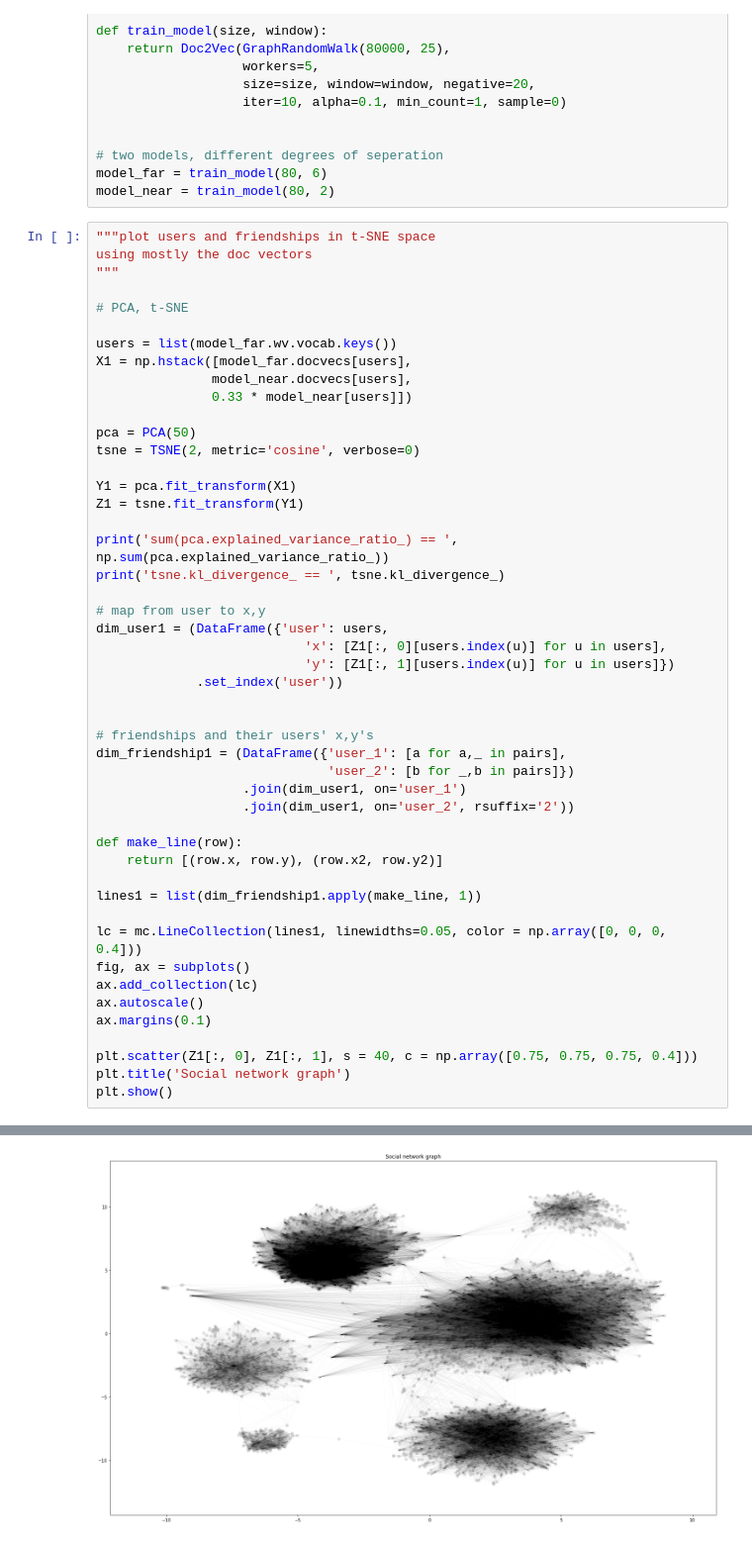
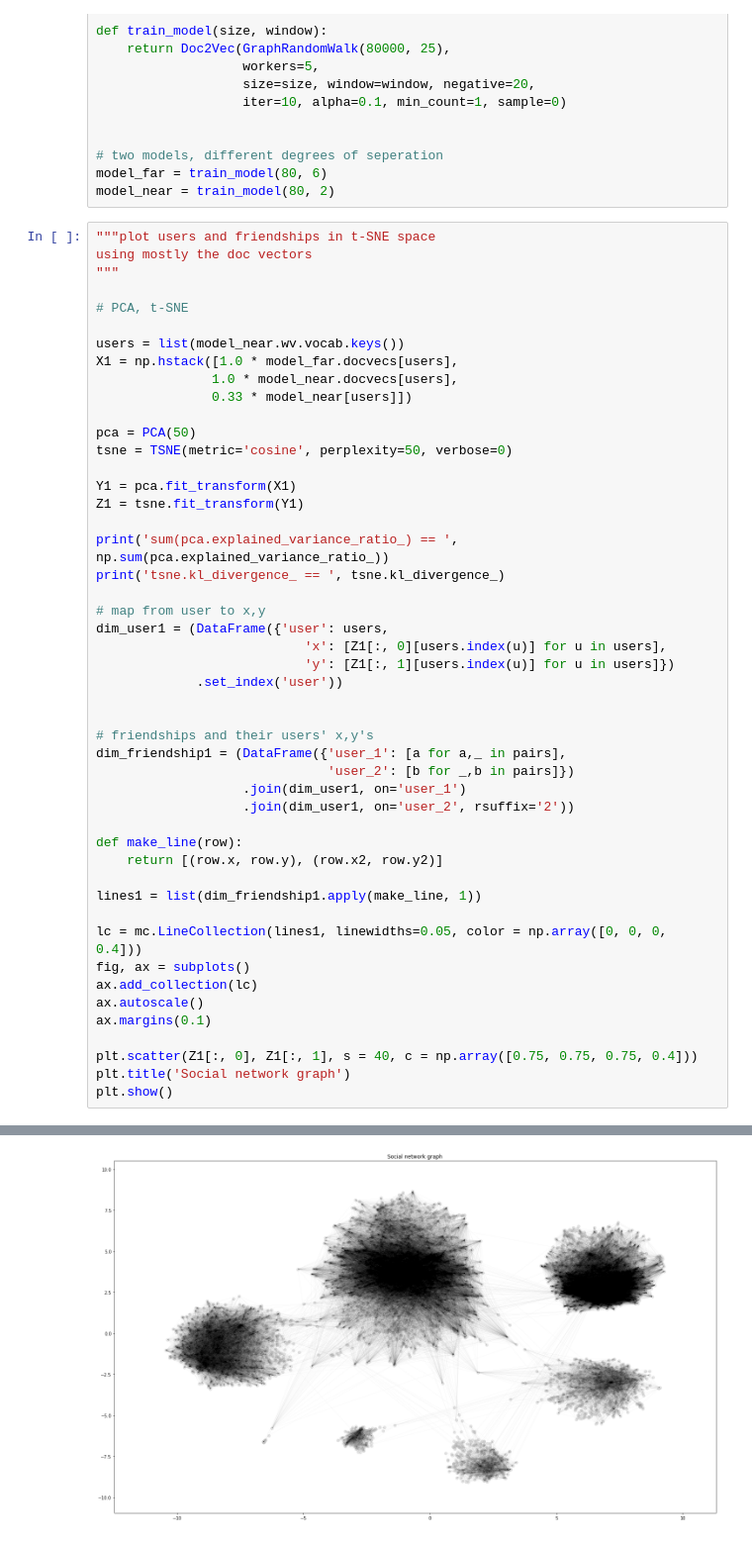
Before and after one commit to recursive-automata/word2vec_and_friends, a Jupyter notebook: ipython/facebook_word2vec_tsne.ipynb, the cells around one changed output, grey strips where cells are left out. Shown at 99% size. Saved outputs shown, nothing was run; the diff lists cells and outputs as text.

```diff
--- a/ipython/facebook_word2vec_tsne.ipynb
+++ b/ipython/facebook_word2vec_tsne.ipynb
@@ -96,13 +147,13 @@ using mostly the doc vectors
 
 # PCA, t-SNE
 
-users = list(model_far.wv.vocab.keys())
-X1 = np.hstack([model_far.docvecs[users],
-               model_near.docvecs[users],
+users = list(model_near.wv.vocab.keys())
+X1 = np.hstack([1.0 * model_far.docvecs[users],
+               1.0 * model_near.docvecs[users],
                0.33 * model_near[users]])
 
 pca = PCA(50)
-tsne = TSNE(2, metric='cosine', verbose=0)
+tsne = TSNE(metric='cosine', perplexity=50, verbose=0)
 
 Y1 = pca.fit_transform(X1)
 Z1 = tsne.fit_transform(Y1)
@@ -143 +194 @@ tsne.kl_divergence_ ==  1.7230193614959717
-[figure, old version]
+[figure, new version]
```
Also changed, not shown: parts of 10 cells of this notebook, 2 other files.
